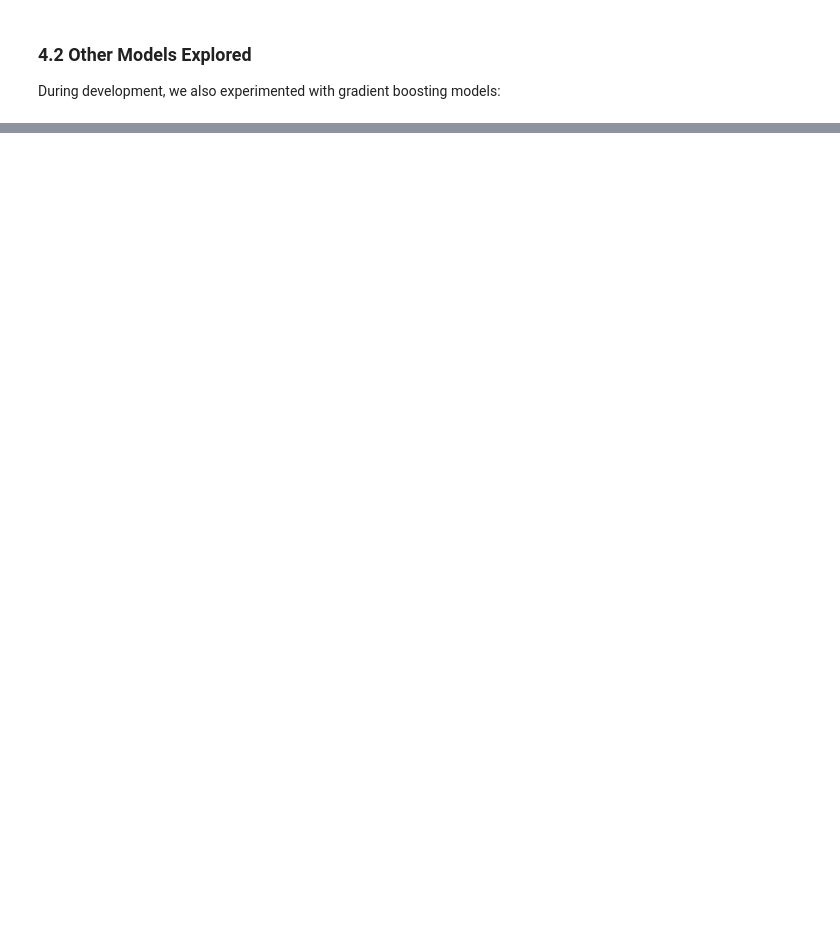
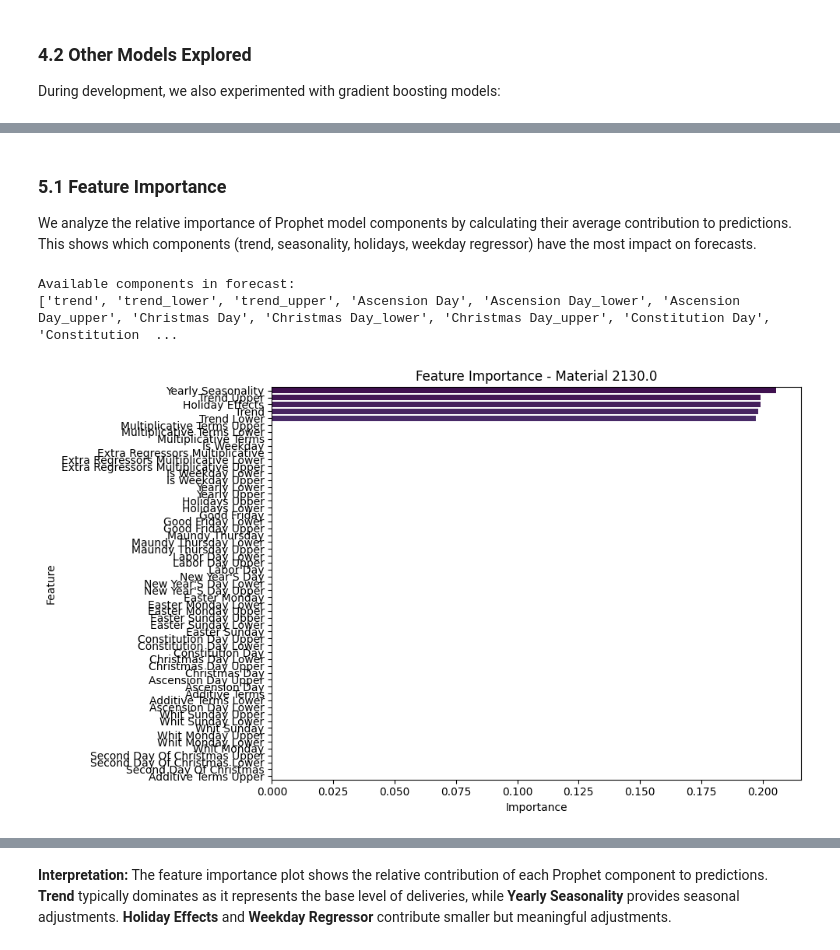
Before and after one commit to KristianLarsen01/MMLIP, a Jupyter notebook: Report.ipynb, the cells around one changed output, grey strips where cells are left out. Cells and saved outputs as stored; diff of their text form; code cells hidden in the pictures; blank space fills up the shorter version.

Commit message:
Models and Model interpretation writing

```diff
--- a/Report.ipynb
+++ b/Report.ipynb
@@ -845,0 +974,72 @@ LightGBM worked ok, but needed more feature work and did not capture the seasona
+# %% [markdown]
+### 5.1 Feature Importance<a class="anchor" id="section_5_1"></a>
+
+We analyze the relative importance of Prophet model components by calculating their average contribution to predictions. This shows which components (trend, seasonality, holidays, weekday regressor) have the most impact on forecasts.
+# %%
+# Feature Importance Analysis
+forecast_period = forecast[forecast['ds'] >= '2025-01-01'].copy()
+
+# Check what components are available in the forecast
+print("Available components in forecast:")
+component_cols = [col for col in forecast_period.columns if col not in ['ds', 'yhat', 'yhat_lower', 'yhat_upper']]
+print(component_cols)
+print()
+
+# Calculate importance for each component
+# For additive components, use absolute mean
+# For multiplicative components (yearly, holidays), measure deviation from 1.0
+importances_dict = {}
+
+if 'trend' in forecast_period.columns:
+    importances_dict['Trend'] = forecast_period['trend'].mean()
+
+if 'yearly' in forecast_period.columns:
+    # Multiplicative: measure deviation from 1.0, scaled by trend
+    yearly_importance = abs(forecast_period['yearly'] - 1.0).mean() * forecast_period['trend'].mean()
+    importances_dict['Yearly Seasonality'] = yearly_importance
+
+if 'weekly' in forecast_period.columns:
+    weekly_importance = abs(forecast_period['weekly'] - 1.0).mean() * forecast_period['trend'].mean()
+    importances_dict['Weekly Seasonality'] = weekly_importance
+
+if 'daily' in forecast_period.columns:
+    daily_importance = abs(forecast_period['daily'] - 1.0).mean() * forecast_period['trend'].mean()
+    importances_dict['Daily Seasonality'] = daily_importance
+
+if 'holidays' in forecast_period.columns:
+    holiday_importance = abs(forecast_period['holidays'] - 1.0).mean() * forecast_period['trend'].mean()
+    importances_dict['Holiday Effects'] = holiday_importance
+
+# Regressors (like is_weekday)
+regressor_cols = [col for col in forecast_period.columns if col not in ['ds', 'yhat', 'yhat_lower', 'yhat_upper',
+                                                                          'trend', 'yearly', 'weekly', 'daily', 'holidays']]
+for regressor in regressor_cols:
+    if regressor in forecast_period.columns:
+        regressor_importance = abs(forecast_period[regressor]).mean()
+        importances_dict[regressor.replace('_', ' ').title()] = regressor_importance
+
+# Normalize to get relative importance
+total = sum(importances_dict.values())
+importances = np.array([val / total for val in importances_dict.values()])
+feature_names = list(importances_dict.keys())
+
+feature_importances_df = pd.DataFrame({'feature': feature_names, 'importance': importances})
+
+# Sort by importance
+feature_importances_df = feature_importances_df.sort_values(by='importance', ascending=False)
+
+# Plot using seaborn's barplot
+plt.figure(figsize=(10, 6))
+sns.barplot(x='importance', y='feature', data=feature_importances_df, palette='viridis')
+plt.xlabel('Importance')
+plt.ylabel('Feature')
+plt.title(f'Feature Importance - Material {top_material}')
+plt.tight_layout()
+plt.show()
+
+print("\nFeature Importance:")
+print(feature_importances_df.to_string(index=False))
+# %% [output]
+Available components in forecast:
+['trend', 'trend_lower', 'trend_upper', 'Ascension Day', 'Ascension Day_lower', 'Ascension Day_upper', 'Christmas Day', 'Christmas Day_lower', 'Christmas Day_upper', 'Constitution Day', 'Constitution  ...
+[figure, added]
@@ -845,0 +1063,2 @@ LightGBM worked ok, but needed more feature work and did not capture the seasona
+# %% [markdown]
+**Interpretation:** The feature importance plot shows the relative contribution of each Prophet component to predictions. **Trend** typically dominates as it represents the base level of deliveries, while **Yearly Seasonality** provides seasonal adjustments. **Holiday Effects** and **Weekday Regressor** contribute smaller but meaningful adjustments.
```
Also changed, not shown: parts of 17 cells of this notebook, 4 other files.
